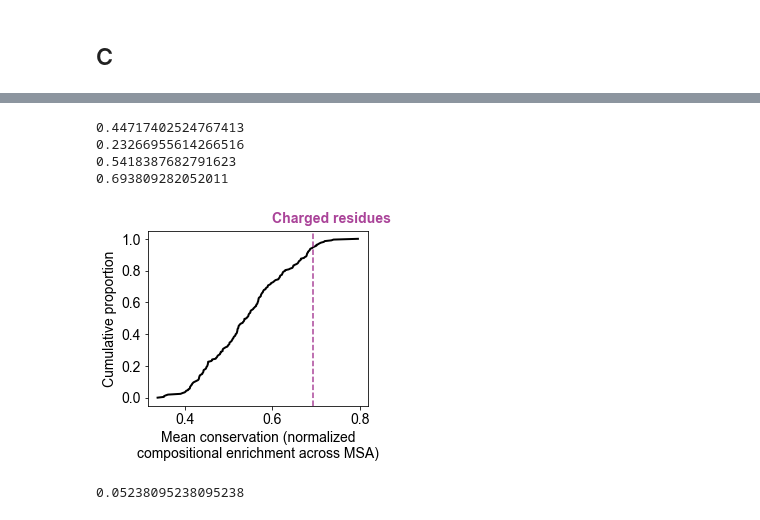
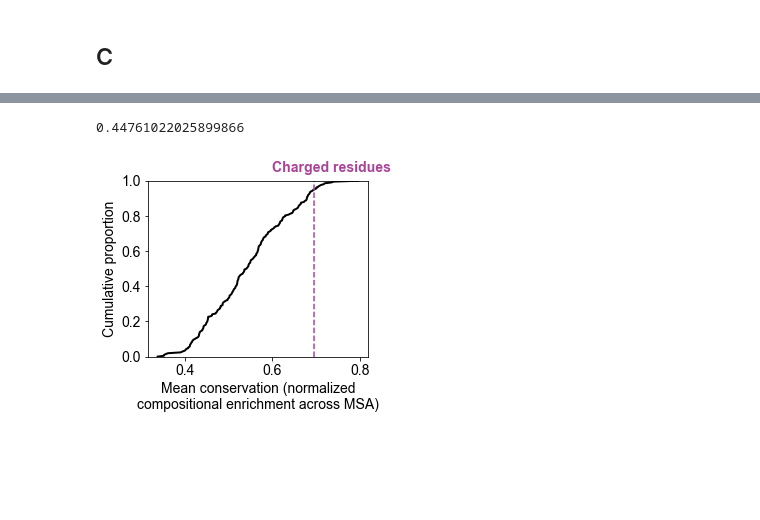
Before and after one commit to rosalindpan/hcrpaper, a Jupyter notebook: figures/Figure5.ipynb, the cells around one changed output, grey strips where cells are left out. Cells and saved outputs as stored; diff of their text form; code cells hidden in the pictures; blank space fills up the shorter version.

```diff
--- a/figures/Figure5.ipynb
+++ b/figures/Figure5.ipynb
@@ -462,7 +399,7 @@ def compute_region_enriched_fraction(msa, target_aas):
         fracs.append(fc.get_enriched_fraction(seq, target_aas))
     return np.mean(fracs)
 
-def read_and_filter_enrichment_data(file):
+def read_and_filter_enrichment_data(fdir, file):
     data = pd.read_csv(file, comment="#")
 
     # # Filter MSA
@@ -486,7 +423,7 @@ def read_and_filter_enrichment_data(file):
     data.drop(data.index[wrong_seq], inplace=True)
     return data
 
-def get_row_comp_conservation(row, target_aas, filter_cutoff=30):
+def get_row_comp_conservation(row, fdir, target_aas, filter_cutoff=30):
     orf = row['orf']
     refseq = row['region.seq']
     left_bound = row['left.bound']
@@ -542,7 +479,7 @@ def scale_to_unit(value, zer_val, one_val):
     scaled_value = (value-zer_val) / span
     return scaled_value
 # %%
-aa_freqs = get_proteome_freqs("../../data/ref_proteomes/Saccharomyces_cerevisiae.fasta")
+aa_freqs = get_proteome_freqs("../data/ref_proteomes/Saccharomyces_cerevisiae.fasta")
 # %%
 ## Only uncomment if you want to regenerate data -- it takes a long time!
 
@@ -586,10 +523,11 @@ Processing file 200 / 209
 Processing file 205 / 209
 # %%
 #np.savetxt("../../data/null-regions-output/trimmed/all_mean_drift_values.npy", all_drifts)
-to_plot = np.loadtxt("../../data/null-regions-output/trimmed/all_mean_drift_values.npy")
+to_plot = np.loadtxt("../data/null-regions-output/trimmed/all_mean_drift_values.npy")
 # %%
 #calculate charge drift
-data = read_and_filter_enrichment_data("../../data/charged_regions/cr_trimmed_filtered.csv")
+fdir = '/Users/rosalindpan/drummondlab/hcrpaper_data/aybrah-all/'
+data = read_and_filter_enrichment_data(fdir, "../data/charged_regions/cr_trimmed_filtered.csv")
 targets = ["E", "R", "K", "D"]
 data["aybrah.avg.enrichment"] = data.apply(get_row_comp_conservation, args=(targets, ), axis=1)
 print(np.nanmean(data['aybrah.avg.enrichment']))
@@ -598,37 +536,29 @@ proteome_freq = np.sum([aa_freqs[aa] for aa in targets])
 enriched_freq = np.nanmean(data["frac.charge"])
 charged_drift = scale_to_unit(np.nanmean(data['aybrah.avg.enrichment']), proteome_freq, enriched_freq)
 # %% [output]
-0.44717402524767413
-0.23266955614266516
-0.5418387682791623
-0.693809282052011
+0.44761022025899866
 # %%
 # Another (inverse) version with different labels
-fig, ax = plt.subplots(figsize=(4.3,3.9))
+fig, ax = plt.subplots(figsize=(4.3,3.93))
 
 # I am doing 1- the value here because I already inverted them while saving, but I actually want the raw value
 # (more intuitive that higher=more conservation)
 ax.plot(np.sort(1-to_plot), np.linspace(0, 1, len(to_plot)), linewidth=2, color = 'black')
 
 ax.annotate('Charged residues', weight='bold',
-            xy=(0.6, 1.1), annotation_clip=False, color=cscheme["cr"])
+            xy=(0.6, 1.05), annotation_clip=False, color=cscheme["cr"])
 ax.axvline(charged_drift, linestyle='--', color=cscheme["cr"])
+ax.set_ylim(0, 1)
 
 #ax.annotate('Charged\namino acids',
 #            xy=(1-0.24, 0.98), xycoords='data', size=14, weight='bold',
 #            xytext=(0.45, 0.95), textcoords='data',
 #            arrowprops=dict(color=cscheme['cr'], arrowstyle='-|>', connectionstyle="arc3,rad=-0.2"),
 #            horizontalalignment='center', verticalalignment='top', color=cscheme["cr"])
 plt.xlabel("Mean conservation (normalized\ncompositional enrichment across MSA)")
 plt.ylabel("Cumulative proportion")
 plt.tight_layout()
-plt.savefig('./plots/Figure4E.png', dpi=300)
+plt.savefig('./plots/Figure4D.png', dpi=300)
 plt.show()
 # %% [output]
-[figure, old version]
+[figure, new version]
-# %%
-# Charged residues are in the top 5% of this distribution
-sorted_drifts = np.sort(np.append(to_plot, 1-charged_drift))
-np.where(sorted_drifts == 1-charged_drift)[0][0]/sorted_drifts.shape[0]
-# %% [output]
-0.05238095238095238
```
Also changed, not shown: parts of 42 cells of this notebook, 15 other files.
